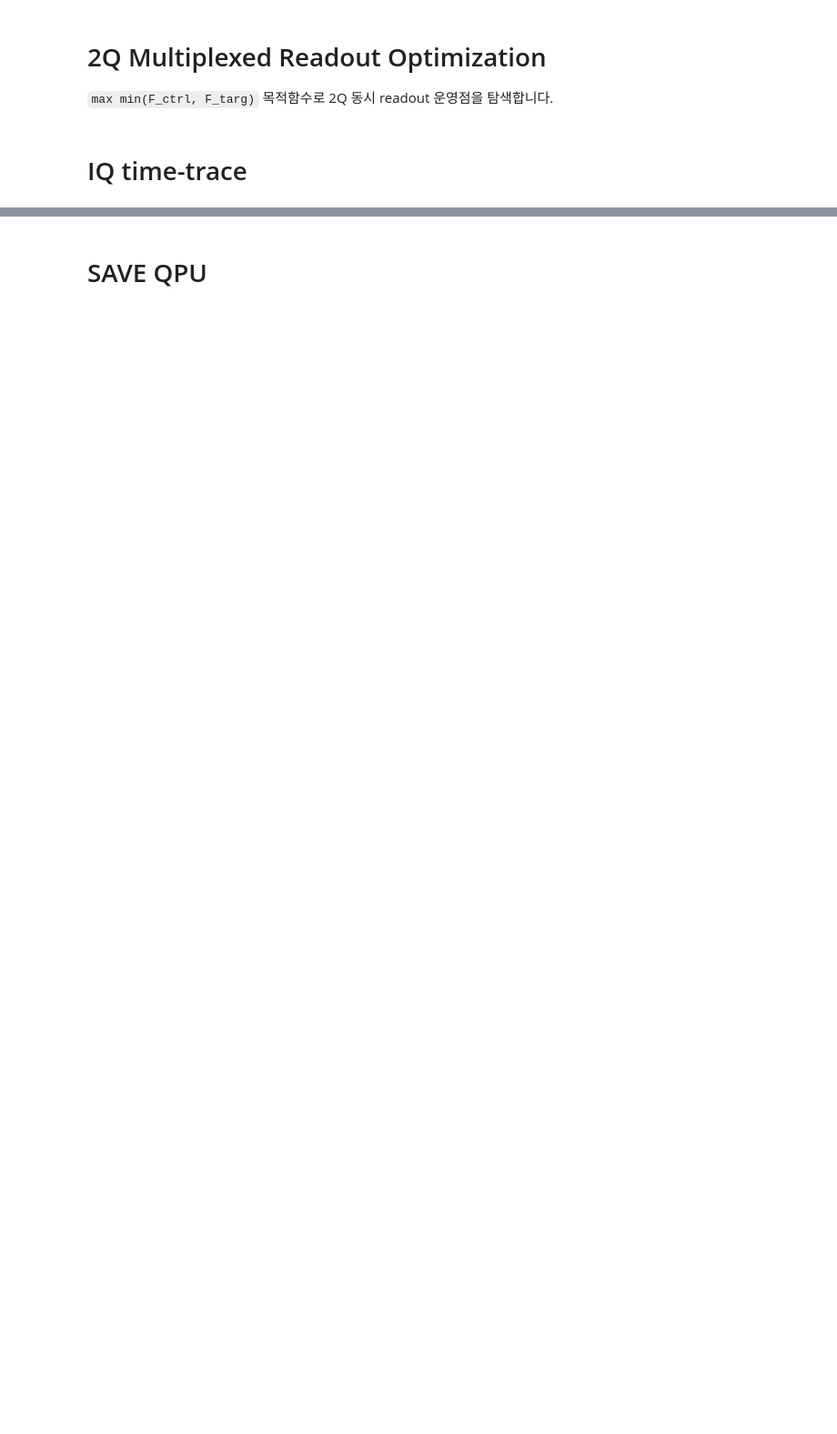
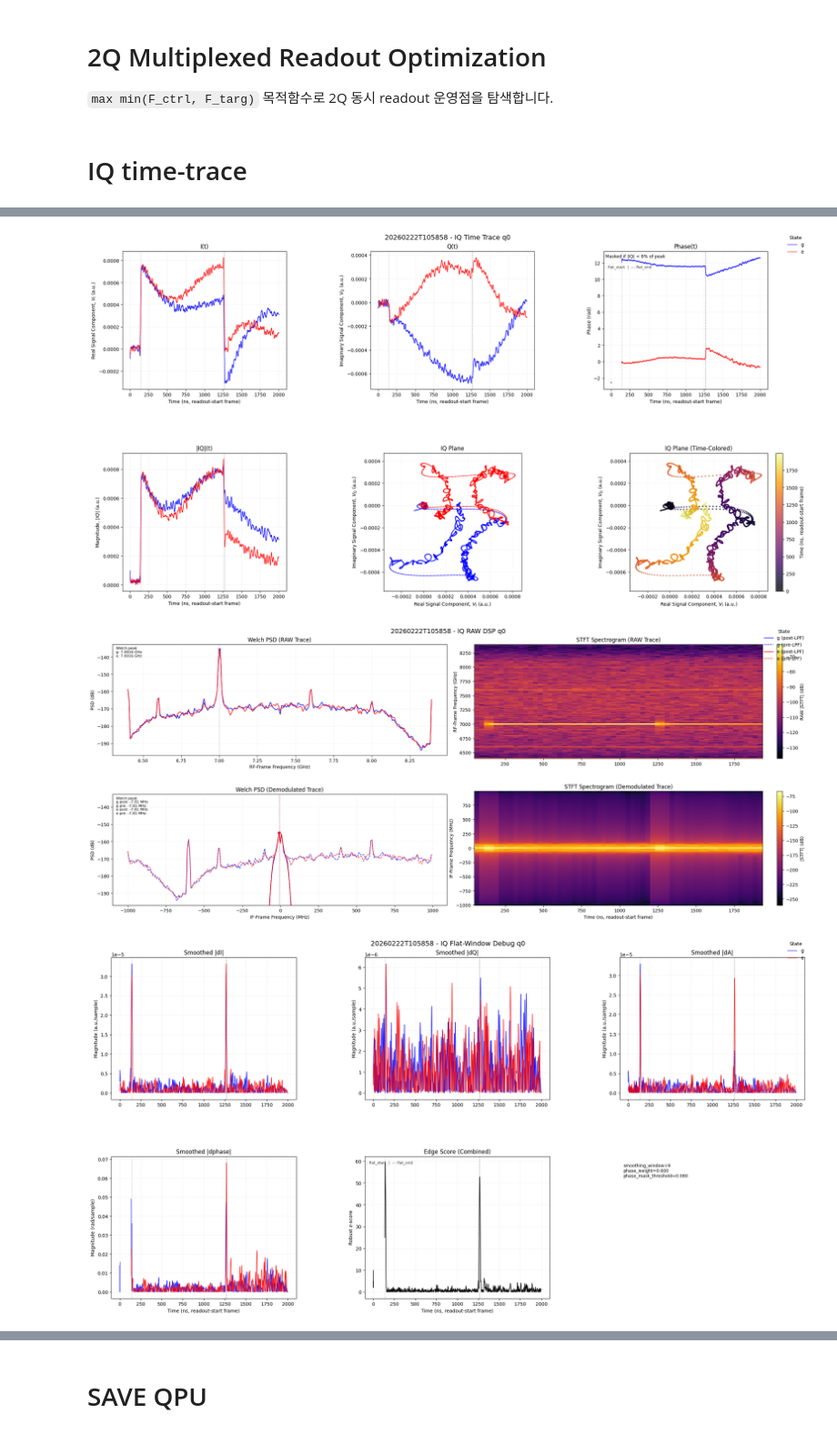
Before and after one commit to yalgaeahn/qubit-experiment, a Jupyter notebook: examples/selectiveRIP/readout_optimization.ipynb, the cells around one changed output, grey strips where cells are left out. Shown at 91% size. Saved outputs shown, nothing was run; the diff lists cells and outputs as text; code cells hidden in the pictures; blank space fills up the shorter version.

```diff
--- a/examples/selectiveRIP/readout_optimization.ipynb
+++ b/examples/selectiveRIP/readout_optimization.ipynb
@@ -1380,7 +1410,7 @@ q=qubits[0]
 temporary_parameters = {}
 temp_pars =deepcopy(q.parameters)
 #temp_pars.readout_integration_delay = 0e-9
-#temp_pars.readout_integration_length = 2.0e-6
+
 #temp_pars.readout_amplitude = 0.5
 
 temporary_parameters[q.uid] = temp_pars
@@ -1395,6 +1425,8 @@ opts.apply_software_demodulation(True)
 opts.apply_lpf_after_demodulation(True)
 opts.count(1024*7)
 opts.lpf_cutoff_frequency_hz(50e6)
+opts.find_flat_window(True)
+opts.update(False)
 
 
 #print(workflow.show_fields(options))
@@ -1414,5 +1446,7 @@ iq_trace_result = iq_t.run()
 display(iq_trace_result.tasks['analysis_workflow'].tasks['plot_iq_time_traces'].output[q.uid])
 try:
     display(iq_trace_result.tasks['analysis_workflow'].tasks['plot_iq_dsp'].output[q.uid])
+    display(iq_trace_result.tasks['analysis_workflow'].tasks['plot_flat_window_debug'].output[q.uid])
 except KeyError:
     pass
+# %% [output]
@@ -1418,0 +1470,3 @@ except KeyError:
+[figure, added]
+[figure, added]
+[figure, added]
```
Also changed, not shown: parts of 9 cells of this notebook, 3 other files.
